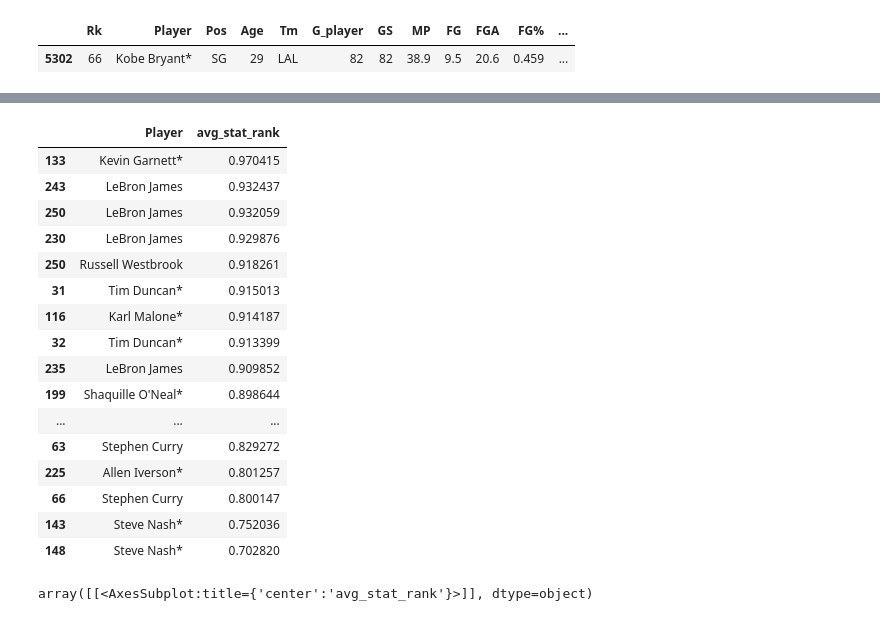
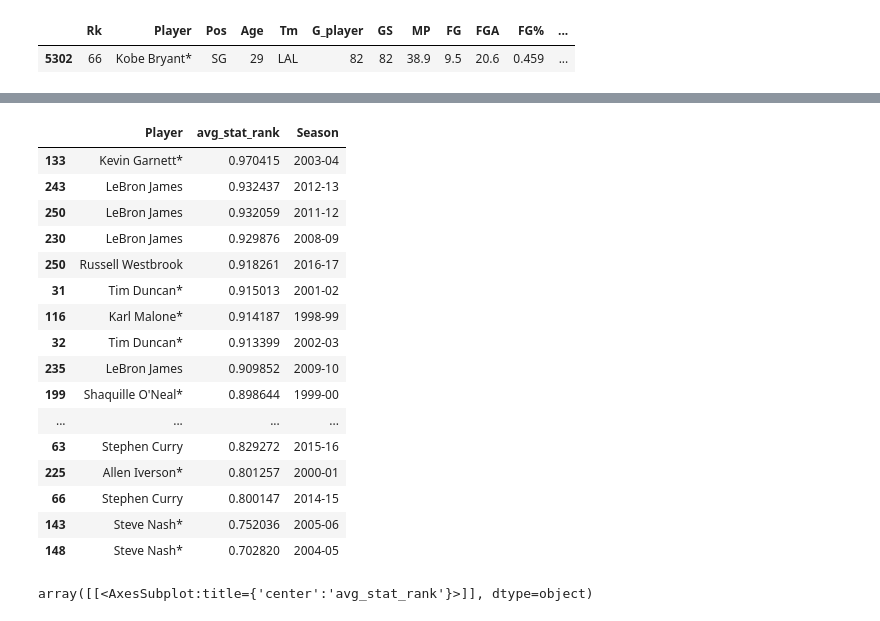
Before and after one commit to mgfos207/NBA_Stats, a Jupyter notebook: nba-players-analysis.ipynb, the cells around one changed output, grey strips where cells are left out. Cells and saved outputs as stored; diff of their text form; code cells hidden in the pictures.

```diff
--- a/nba-players-analysis.ipynb
+++ b/nba-players-analysis.ipynb
@@ -949,25 +1060,25 @@ df_rank.loc[df_rank['MVP'] == True].head(20)
 # %%
 df_rank['avg_stat_rank'] = (df_rank['PTS_rank'] + df_rank['AST_rank'] + df_rank['ORB_rank'] + df_rank['DRB_rank'] + df_rank['MP_rank'] + df_rank['STL_rank'] + df_rank['BLK_rank']) / 7
 # %%
-df_rank.loc[df_rank['MVP'] == True, ['Player', 'avg_stat_rank']].head(20).sort_values(by='avg_stat_rank', ascending=False)
+df_rank.loc[df_rank['MVP'] == True, ['Player', 'avg_stat_rank', 'Season']].head(20).sort_values(by='avg_stat_rank', ascending=False)
 # %% [output]
-|  | Player | avg_stat_rank |
-| 133 | Kevin Garnett* | 0.970415 |
-| 243 | LeBron James | 0.932437 |
-| 250 | LeBron James | 0.932059 |
-| 230 | LeBron James | 0.929876 |
-| 250 | Russell Westbrook | 0.918261 |
-| 31 | Tim Duncan* | 0.915013 |
-| 116 | Karl Malone* | 0.914187 |
-| 32 | Tim Duncan* | 0.913399 |
-| 235 | LeBron James | 0.909852 |
-| 199 | Shaquille O'Neal* | 0.898644 |
-| ... | ... | ... |
-| 63 | Stephen Curry | 0.829272 |
-| 225 | Allen Iverson* | 0.801257 |
-| 66 | Stephen Curry | 0.800147 |
-| 143 | Steve Nash* | 0.752036 |
-| 148 | Steve Nash* | 0.702820 |
+|  | Player | avg_stat_rank | Season |
+| 133 | Kevin Garnett* | 0.970415 | 2003-04 |
+| 243 | LeBron James | 0.932437 | 2012-13 |
+| 250 | LeBron James | 0.932059 | 2011-12 |
+| 230 | LeBron James | 0.929876 | 2008-09 |
+| 250 | Russell Westbrook | 0.918261 | 2016-17 |
+| 31 | Tim Duncan* | 0.915013 | 2001-02 |
+| 116 | Karl Malone* | 0.914187 | 1998-99 |
+| 32 | Tim Duncan* | 0.913399 | 2002-03 |
+| 235 | LeBron James | 0.909852 | 2009-10 |
+| 199 | Shaquille O'Neal* | 0.898644 | 1999-00 |
+| ... | ... | ... | ... |
+| 63 | Stephen Curry | 0.829272 | 2015-16 |
+| 225 | Allen Iverson* | 0.801257 | 2000-01 |
+| 66 | Stephen Curry | 0.800147 | 2014-15 |
+| 143 | Steve Nash* | 0.752036 | 2005-06 |
+| 148 | Steve Nash* | 0.702820 | 2004-05 |
 # %%
 df_rank.loc[df_rank['MVP'] == True, ['Player', 'avg_stat_rank']].head(20).sort_values(by='avg_stat_rank', ascending=False).hist()
 # %% [output]
```
Also changed, not shown: parts of 17 cells of this notebook.
